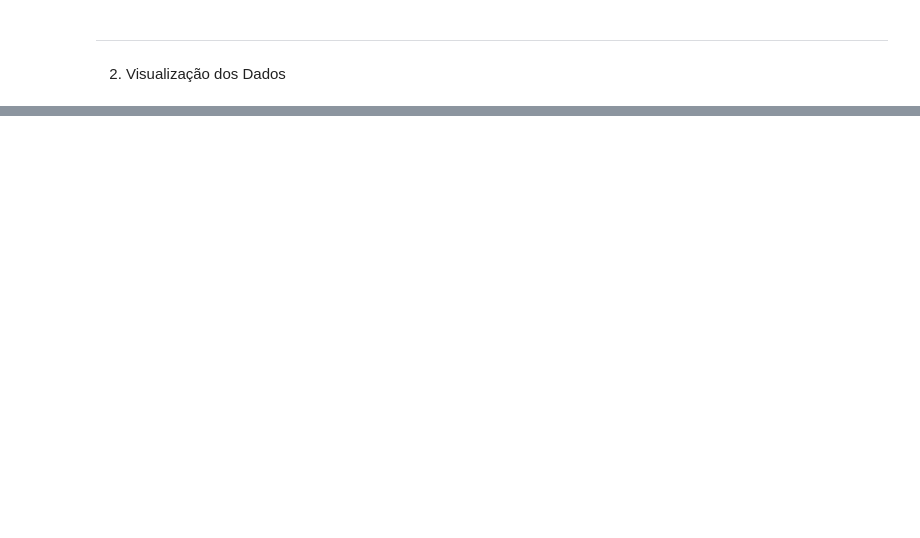
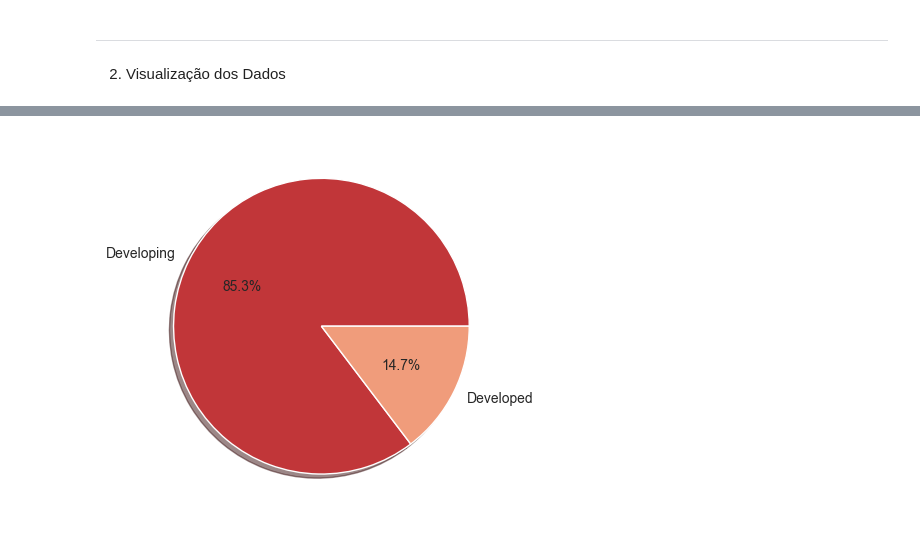
Before and after one commit to altonFreitas/Metodos_Tecnicas_Analise_Dados, a Jupyter notebook: aed.ipynb, the cells around one changed output, grey strips where cells are left out. Saved outputs shown, nothing was run; the diff lists cells and outputs as text; code cells hidden in the pictures; blank space fills up the shorter version.

```diff
--- a/aed.ipynb
+++ b/aed.ipynb
@@ -15,6 +38,10 @@ import matplotlib.pyplot as plt
 import seaborn as sns
 import numpy as np
 from sklearn.impute import SimpleImputer
+
+# set style of visualization
+sns.set_style("whitegrid")
+sns.set_palette("RdBu")
 # %%
 data = pd.read_csv('./data/Life_Expectancy_Data.csv')
 data.shape
@@ -269,0 +242,10 @@ px.scatter_3d(data.sort_values(by='Year'),y='Adult Mortality',x='Life expectancy
+# %%
+# create function that visualized categorical column using pie plot
+
+def pie_plot(column_name):
+    """
+    1) input : column name, column data type must be object or categorical
+    2) output : circle chart that shows size of each unique values and percentage
+    """
+    plt.pie(data[column_name].value_counts(), labels = data[column_name].value_counts().index, shadow = True, autopct = "%1.1f%%")
+    plt.show()
@@ -269,0 +284,8 @@ px.scatter_3d(data.sort_values(by='Year'),y='Adult Mortality',x='Life expectancy
+# %%
+# first i neet to split data to train and tes
+
+# import need function
+from sklearn.model_selection import train_test_split
+
+# spliting data to train and test
+train, test =  train_test_split(data, test_size = 0.2, random_state = 42)
@@ -269,0 +326,8 @@ px.scatter_3d(data.sort_values(by='Year'),y='Adult Mortality',x='Life expectancy
+# %%
+train["Status"].unique()
+
+# number of unique values is small, which is appropriate with pie plot
+
+pie_plot("Status") # call function i create it in cell
+# %% [output]
+[figure, added]
```
Also changed, not shown: parts of 36 cells of this notebook.
